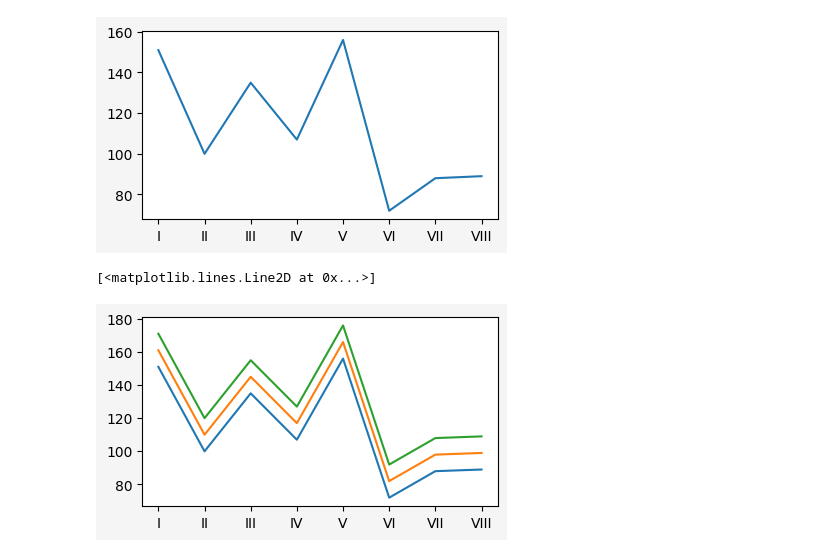
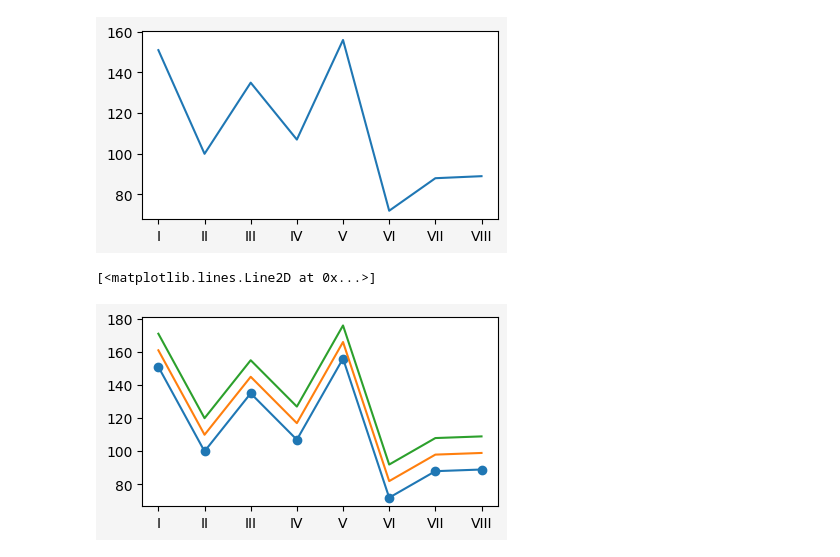
Before and after one commit to mathspp/20240510-webinar-pandas-matplotlib, a Jupyter notebook: webinar.ipynb, the cells around one changed output. Cells and saved outputs as stored; diff of their text form; code cells hidden in the pictures.

```diff
--- a/webinar.ipynb
+++ b/webinar.ipynb
@@ -736,18 +736,18 @@ ax.plot(
 # %%
 fig, ax = plt.subplots(
     figsize=(4, 2.25),
     facecolor="whitesmoke",
     layout="constrained",
 )
 ax.plot(
-    pokemon["gen"].value_counts(sort=False)
+    pokemon["gen"].value_counts(sort=False), marker="o"
 )
 ax.plot(
     pokemon["gen"].value_counts(sort=False) + 10
 )
 ax.plot(
     pokemon["gen"].value_counts(sort=False) + 20
 )
 # %% [output]
 [<matplotlib.lines.Line2D at 0x...>]
-[figure, old version]
+[figure, new version]
```
